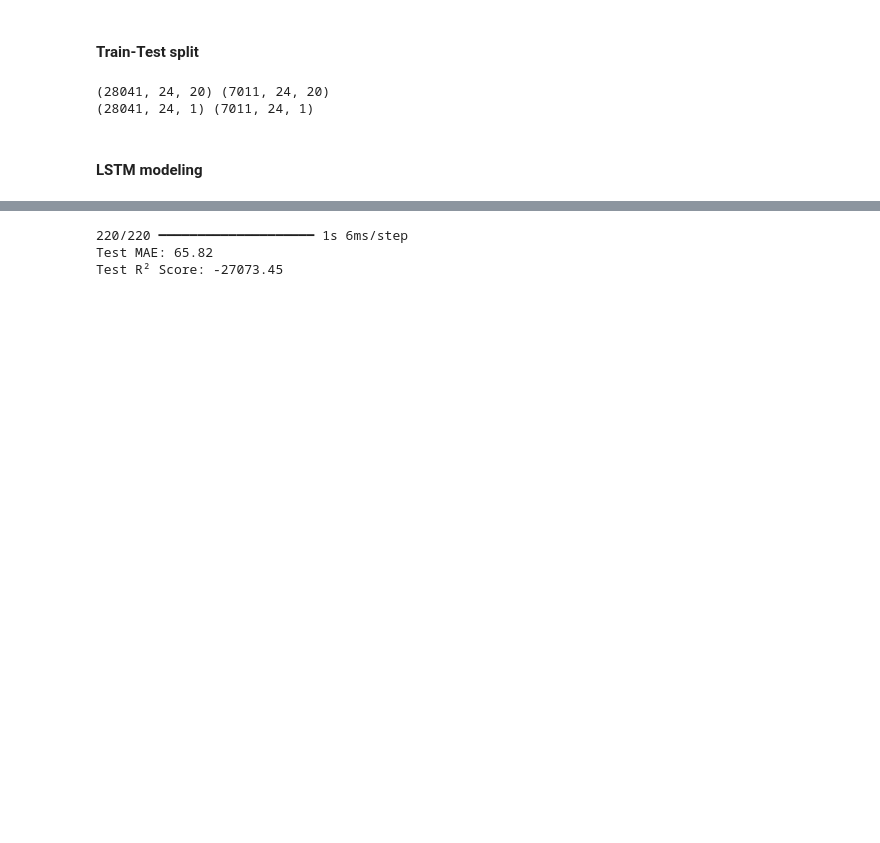
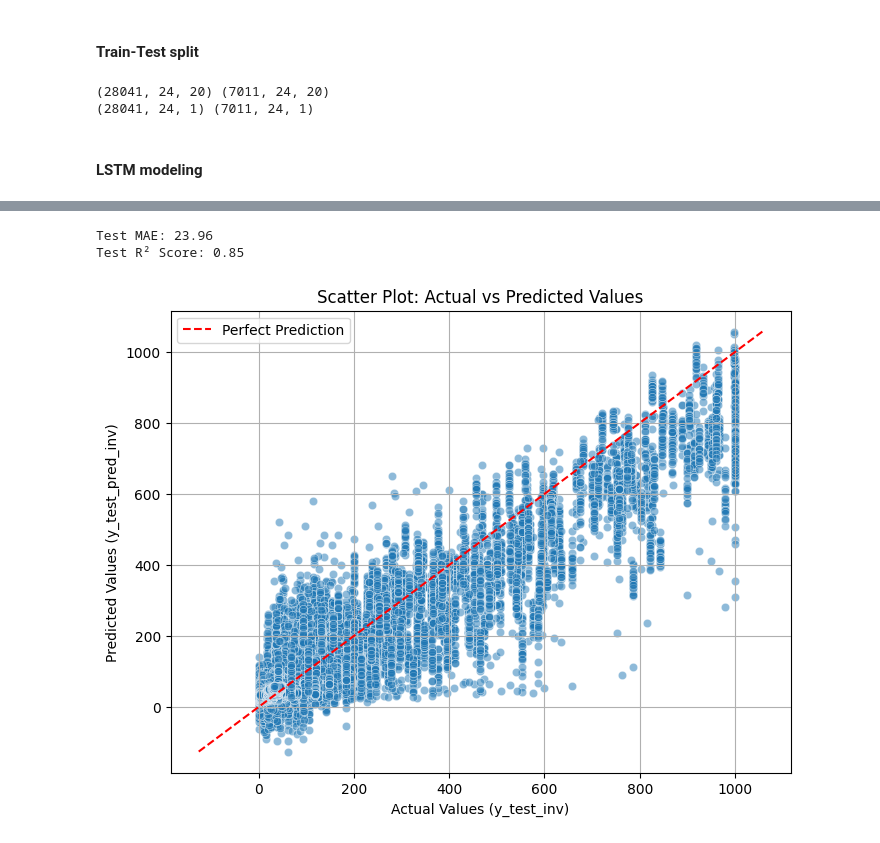
Before and after one commit to kevakba/BESS, a Jupyter notebook: Notebooks/6. Window LSTM Modeling.ipynb, the cells around one changed output, grey strips where cells are left out. Drawn from its saved outputs; the diff is of its cells as text; code cells hidden in the pictures; blank space fills up the shorter version.

```diff
--- a/Notebooks/6. Window LSTM Modeling.ipynb
+++ b/Notebooks/6. Window LSTM Modeling.ipynb
@@ -171,15 +250,39 @@ y_test_pred = model.predict(X_test)
 
 # Reverse scaling
 y_test_pred_inv = scaler_y.inverse_transform(y_test_pred)
-y_test_inv = scaler_y.inverse_transform(y_test.reshape(-1, 1))
+y_test_inv = scaler_y.inverse_transform(y_test.reshape(y_test.shape[0], y_test.shape[1]))
 
 # Compute performance metrics
-mae = mean_absolute_error(y_test.reshape(y_test.shape[0], y_test.shape[1]), y_test_pred_inv)
-r2 = r2_score(y_test.reshape(y_test.shape[0], y_test.shape[1]), y_test_pred_inv)
+mae = mean_absolute_error(y_test_inv, y_test_pred_inv)
+r2 = r2_score(y_test_inv, y_test_pred_inv)
 
 print(f"Test MAE: {mae:.2f}")
 print(f"Test R² Score: {r2:.2f}")
 # %% [output]
-220/220 ━━━━━━━━━━━━━━━━━━━━ 1s 6ms/step
-Test MAE: 65.82
-Test R² Score: -27073.45
+Test MAE: 23.96
+Test R² Score: 0.85
+# %%
+# Flatten the arrays to convert (7011, 24) → (7011*24,)
+y_test_inv_flat = y_test_inv.flatten()
+y_test_pred_inv_flat = y_test_pred_inv.flatten()
+
+# Create the scatter plot
+plt.figure(figsize=(8, 6))
+sns.scatterplot(x=y_test_inv_flat, y=y_test_pred_inv_flat, alpha=0.5)
+
+# Plot a perfect prediction reference line (y = x)
+min_val = min(y_test_inv_flat.min(), y_test_pred_inv_flat.min())
+max_val = max(y_test_inv_flat.max(), y_test_pred_inv_flat.max())
+plt.plot([min_val, max_val], [min_val, max_val], color='red', linestyle='--', label="Perfect Prediction")
+
+# Labels and title
+plt.xlabel("Actual Values (y_test_inv)")
+plt.ylabel("Predicted Values (y_test_pred_inv)")
+plt.title("Scatter Plot: Actual vs Predicted Values")
+plt.legend()
+plt.grid(True)
+
+# Show the plot
+plt.show()
+# %% [output]
+[figure, added]
```
Also changed, not shown: parts of 11 cells of this notebook, 2 other files.
